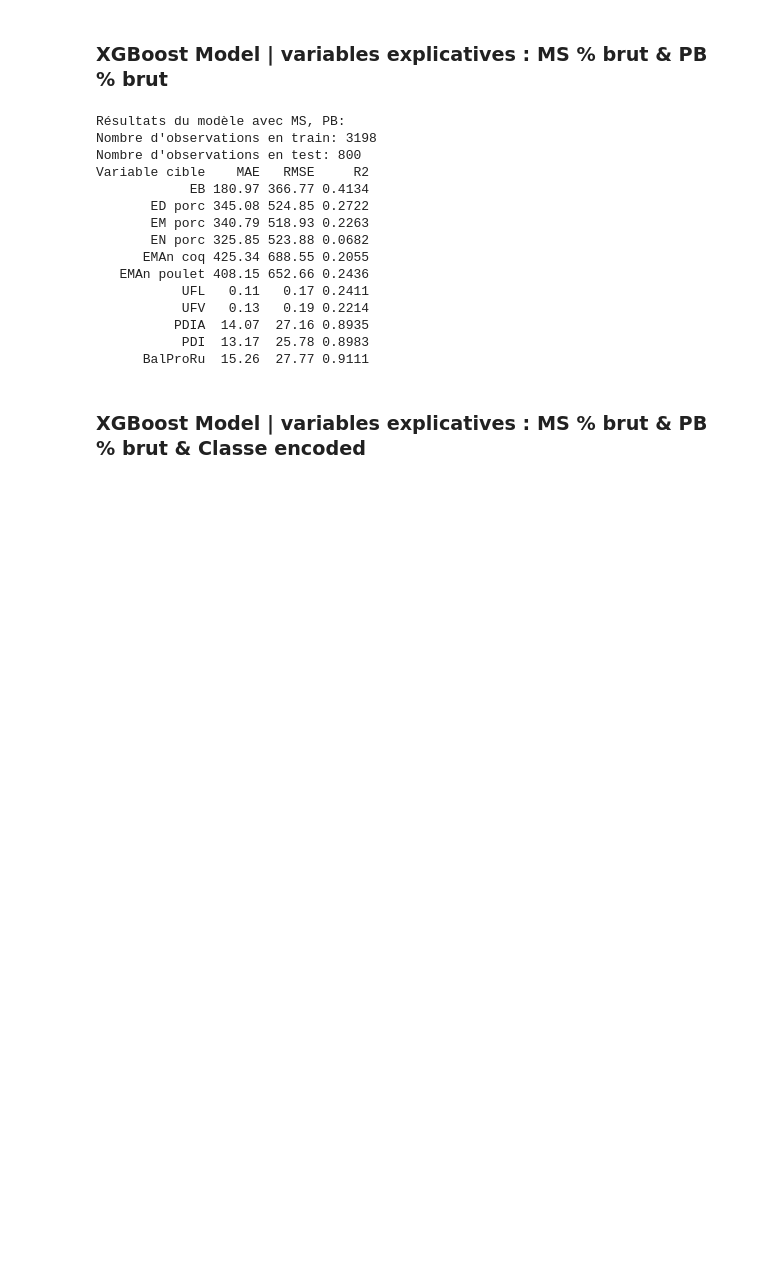
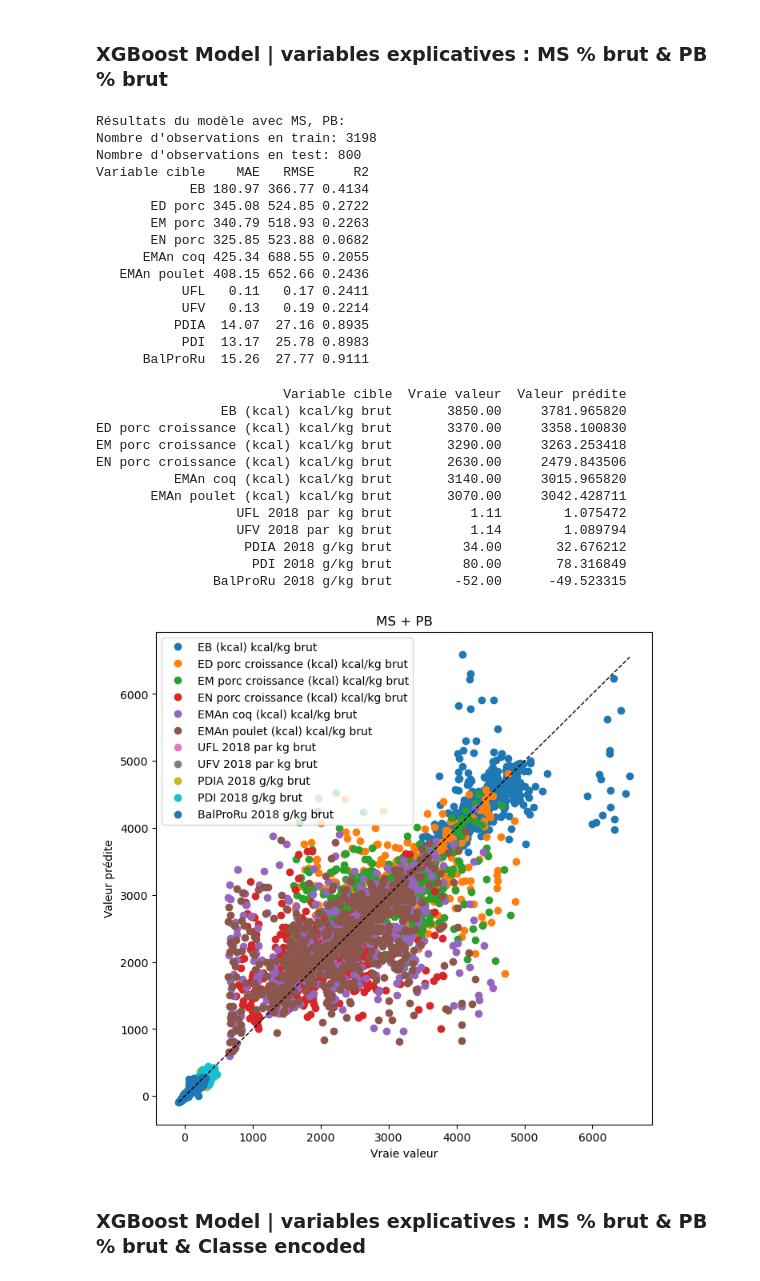
Before and after one commit to PJGouze/projet_fil_rouge, a Jupyter notebook: Regressor_Deux/test_preliminaire.ipynb, the cells around one changed output. Saved outputs shown, nothing was run; the diff lists cells and outputs as text; code cells hidden in the pictures; blank space fills up the shorter version.

```diff
--- a/Regressor_Deux/test_preliminaire.ipynb
+++ b/Regressor_Deux/test_preliminaire.ipynb
@@ -283,7 +335,7 @@ X_train, X_test, y_train, y_test = prepare_data_random_split(
 )
 
 # Entraînement des modèles
-resultats_MS_PB_df = train_xgboost_models(
+resultats_MS_PB_df, models_sel = train_xgboost_models(
     X_train, X_test, y_train, y_test,
     vars_cibles, noms_simplifies, random_state=42
 )
@@ -308,6 +360,22 @@ Variable cible    MAE   RMSE     R2
           PDIA  14.07  27.16 0.8935
            PDI  13.17  25.78 0.8983
       BalProRu  15.26  27.77 0.9111
+# %%
+plot_pred_vs_true(models_sel, X_test, y_test, vars_cibles, title="MS + PB", n=0)
+# %% [output]
+                        Variable cible  Vraie valeur  Valeur prédite
+                EB (kcal) kcal/kg brut       3850.00     3781.965820
+ED porc croissance (kcal) kcal/kg brut       3370.00     3358.100830
+EM porc croissance (kcal) kcal/kg brut       3290.00     3263.253418
+EN porc croissance (kcal) kcal/kg brut       2630.00     2479.843506
+          EMAn coq (kcal) kcal/kg brut       3140.00     3015.965820
+       EMAn poulet (kcal) kcal/kg brut       3070.00     3042.428711
+                  UFL 2018 par kg brut          1.11        1.075472
+                  UFV 2018 par kg brut          1.14        1.089794
+                   PDIA 2018 g/kg brut         34.00       32.676212
+                    PDI 2018 g/kg brut         80.00       78.316849
+               BalProRu 2018 g/kg brut        -52.00      -49.523315
+[figure, added]
 # %% [markdown]
 ### XGBoost Model | variables explicatives : MS % brut & PB % brut & Classe encoded
 # %%
```
Also changed, not shown: parts of 13 cells of this notebook.
